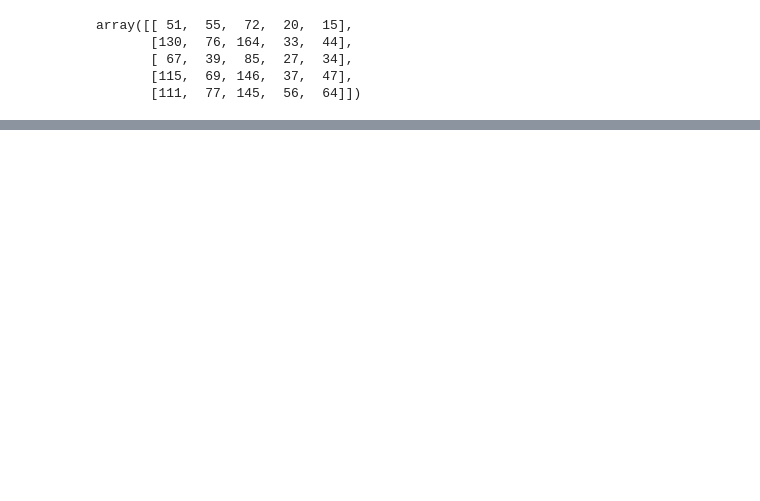
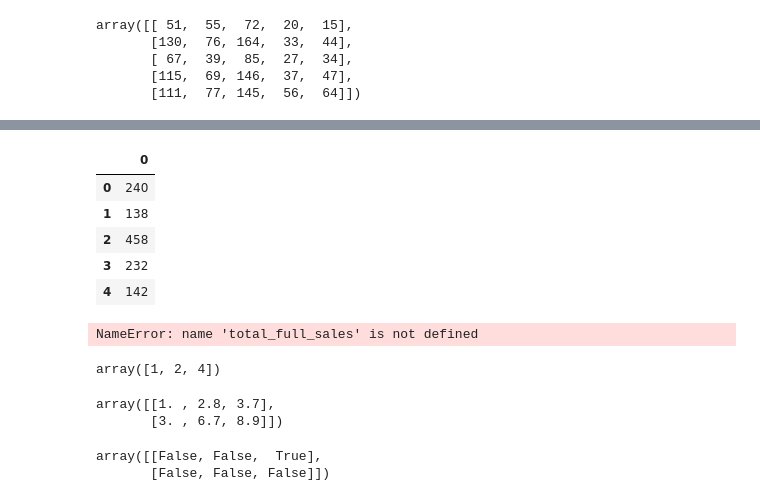
Before and after one commit to PasinduUkwatta/Machine-Learning, a Jupyter notebook: Numpy.ipynb, the cells around one changed output, grey strips where cells are left out. Saved outputs shown, nothing was run; the diff lists cells and outputs as text; code cells hidden in the pictures; blank space fills up the shorter version.

```diff
--- a/Numpy.ipynb
+++ b/Numpy.ipynb
@@ -559,0 +580,13 @@ array([[ 51,  55,  72,  20,  15],
+# %%
+total_sales
+# %% [output]
+|  | 0 |
+| 0 | 240 |
+| 1 | 138 |
+| 2 | 458 |
+| 3 | 232 |
+| 4 | 142 |
+# %%
+total_full_sales["Total sales ($)"] =pd.DataFrame(np.dot(weekly_sales,butter_prices))
+# %% [output]
+NameError: name 'total_full_sales' is not defined
@@ -559,0 +595,14 @@ array([[ 51,  55,  72,  20,  15],
+# %%
+a1
+# %% [output]
+array([1, 2, 4])
+# %%
+a2
+# %% [output]
+array([[1. , 2.8, 3.7],
+       [3. , 6.7, 8.9]])
+# %%
+a1>a2
+# %% [output]
+array([[False, False,  True],
+       [False, False, False]])
```
Also changed, not shown: parts of 79 cells of this notebook, 3 other files.
